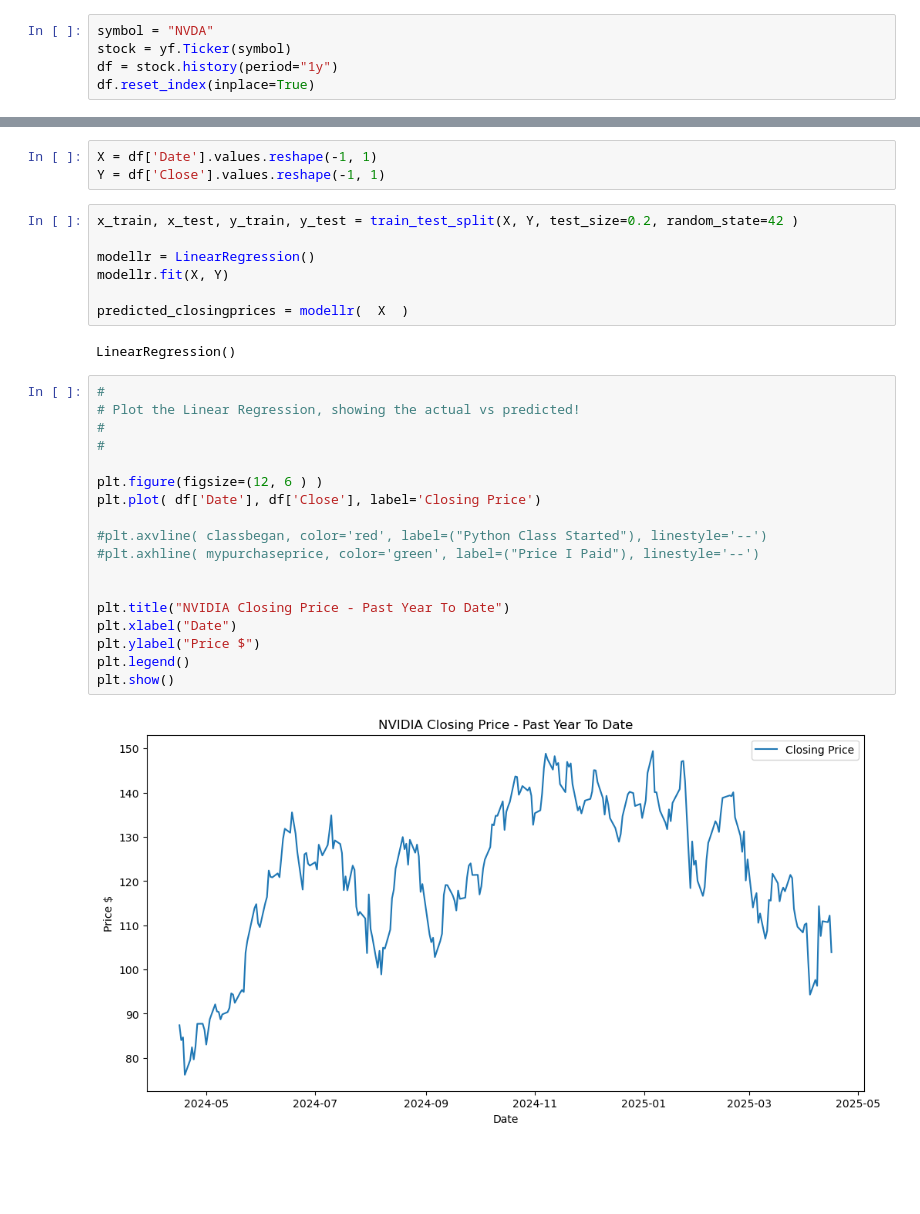
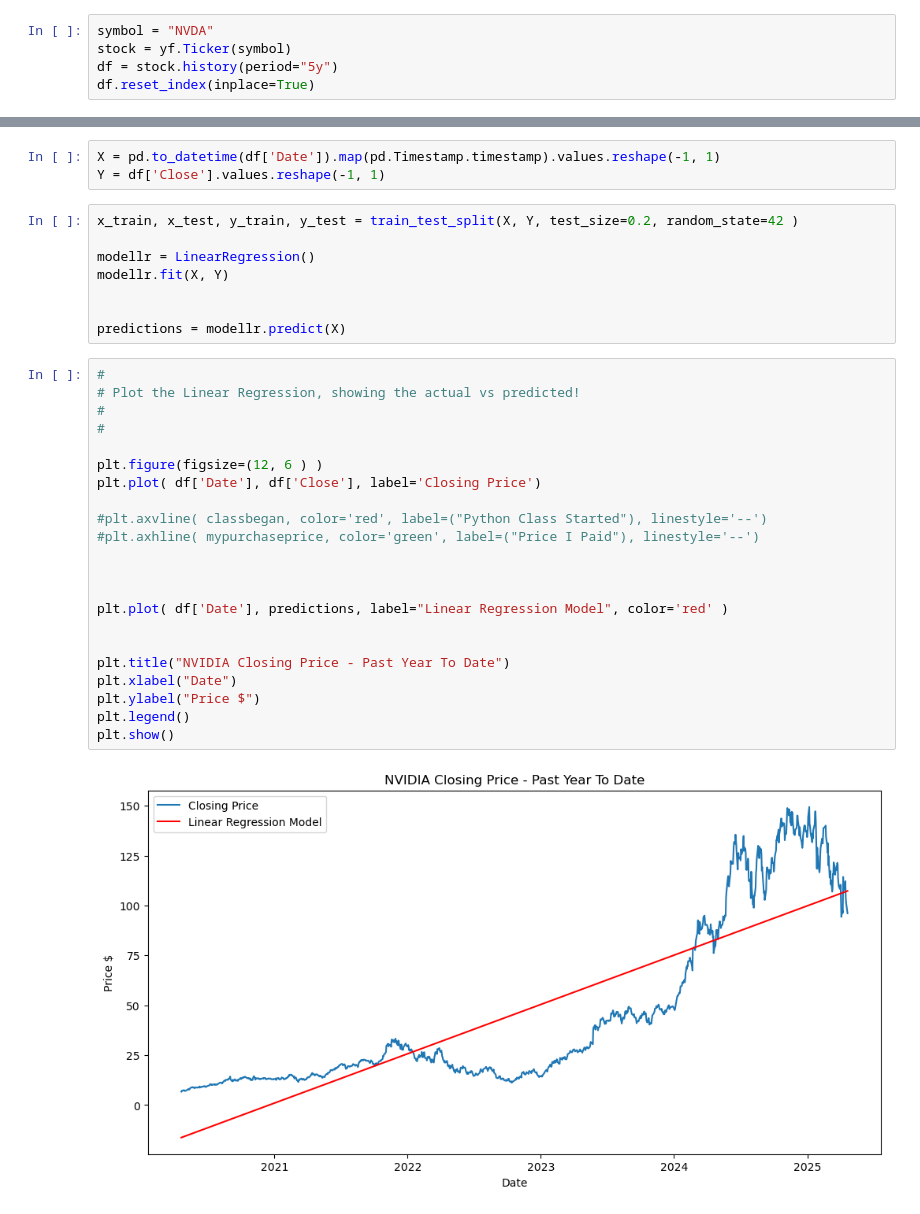
Before and after one commit to ScottPiersall/PythonCourseNotebooks, a Jupyter notebook: MachineLearning/AdvancedModels.ipynb, the cells around one changed output, grey strips where cells are left out. Cells and saved outputs as stored; diff of their text form; blank space fills up the shorter version.

Commit message:
Added advanced models notebook updates. Polynomial Predictions and RandomForest model Examples with calculated rolling feature sets

```diff
--- a/MachineLearning/AdvancedModels.ipynb
+++ b/MachineLearning/AdvancedModels.ipynb
@@ -9,7 +11,7 @@ import datetime
 # %%
 symbol = "NVDA"
 stock = yf.Ticker(symbol)
-df = stock.history(period="1y")
+df = stock.history(period="5y")
 df.reset_index(inplace=True)
 # %%
 df
@@ -47,5 +49,5 @@ plt.show()
 # %%
-X = df['Date'].values.reshape(-1, 1)
+X = pd.to_datetime(df['Date']).map(pd.Timestamp.timestamp).values.reshape(-1, 1)
 Y = df['Close'].values.reshape(-1, 1)
 # %%
 x_train, x_test, y_train, y_test = train_test_split(X, Y, test_size=0.2, random_state=42 )
@@ -53,26 +55,29 @@ x_train, x_test, y_train, y_test = train_test_split(X, Y, test_size=0.2, random_
 modellr = LinearRegression()
 modellr.fit(X, Y)
 
-predicted_closingprices = modellr(  X  )
+
+predictions = modellr.predict(X)
-# %% [output]
-LinearRegression()
 # %%
 #
 # Plot the Linear Regression, showing the actual vs predicted!
 #
 #
 
 plt.figure(figsize=(12, 6 ) )
 plt.plot( df['Date'], df['Close'], label='Closing Price')
 
 #plt.axvline( classbegan, color='red', label=("Python Class Started"), linestyle='--')
 #plt.axhline( mypurchaseprice, color='green', label=("Price I Paid"), linestyle='--')
 
 
+
+plt.plot( df['Date'], predictions, label="Linear Regression Model", color='red' )
+
+
 plt.title("NVIDIA Closing Price - Past Year To Date")
 plt.xlabel("Date")
 plt.ylabel("Price $")
 plt.legend()
 plt.show()
 # %% [output]
-[figure, old version]
+[figure, new version]
```
Also changed, not shown: parts of 8 cells of this notebook.
